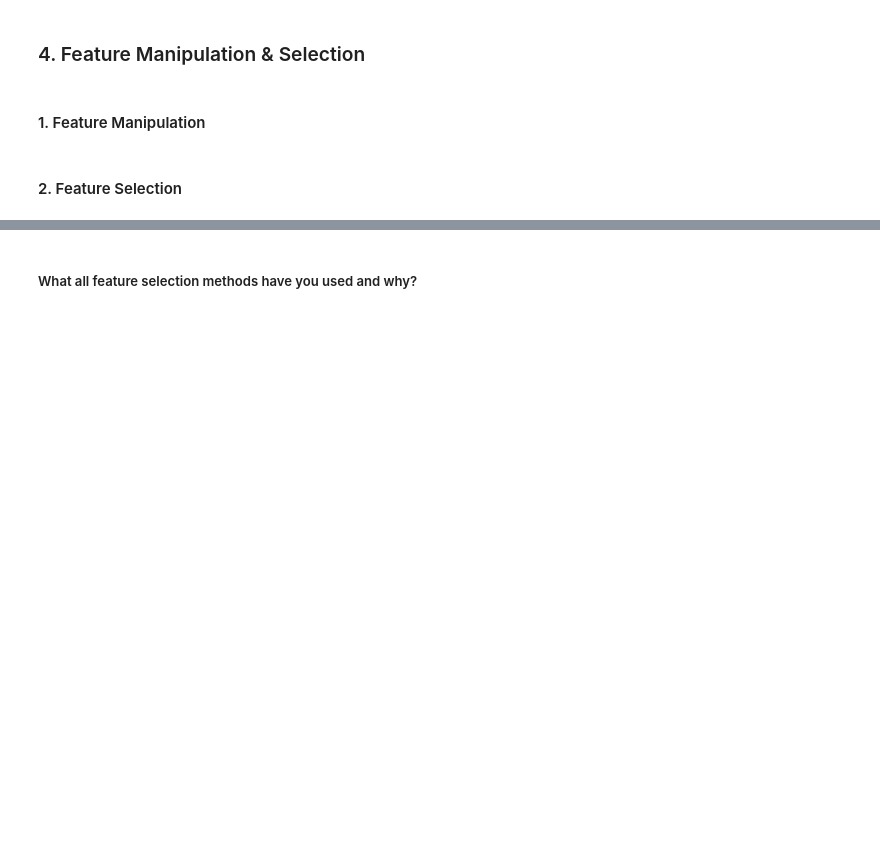
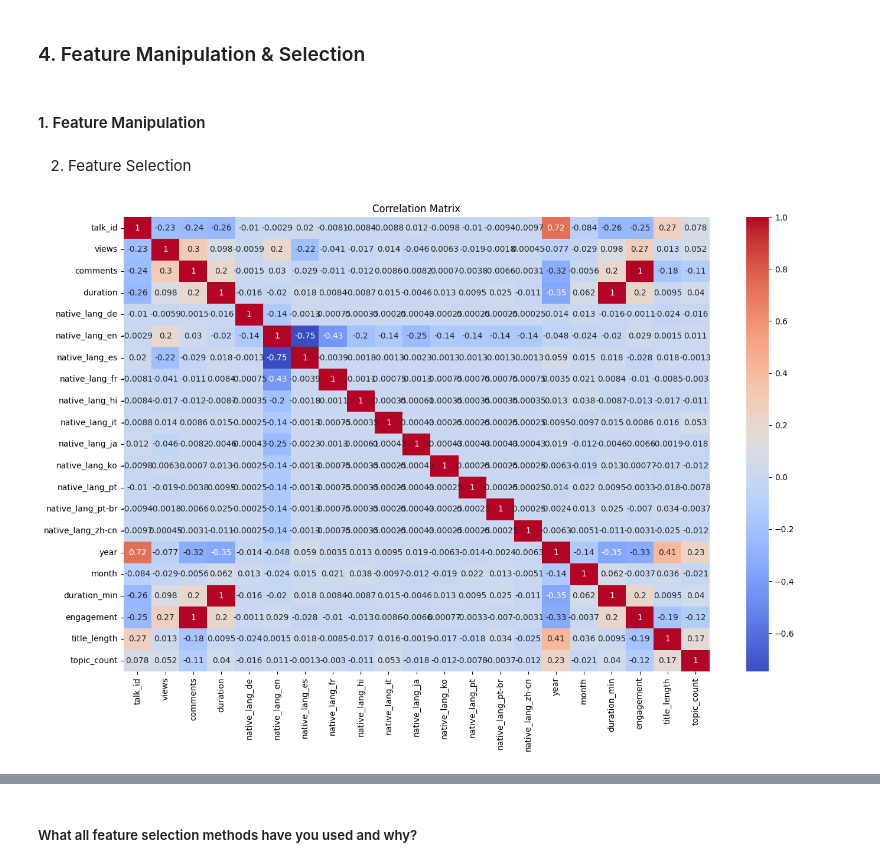
Before and after one commit to Saluja50/ted-talk-views-prediction-model, a Jupyter notebook: ted_talk_views_prediction_model.ipynb, the cells around one changed output, grey strips where cells are left out. Cells and saved outputs as stored; diff of their text form; code cells hidden in the pictures; blank space fills up the shorter version.

```diff
--- a/ted_talk_views_prediction_model.ipynb
+++ b/ted_talk_views_prediction_model.ipynb
@@ -976,2 +969,14 @@ Answer Here.
+# %%
+df1['duration_min'] = df1['duration'] / 60
+# %%
+df1['engagement'] = df1['comments'] / df1['views']
+# Replace infinite values (e.g., from division by zero) with NaN
+df1['engagement'] = df1['engagement'].replace([np.inf, -np.inf], np.nan)
+# Fill NaN values with the median of the engagement column
+df1['engagement'] = df1['engagement'].fillna(df1['engagement'].median())
+# %%
+df1['title_length'] = df1['title'].apply(len)
+# %%
+df1['topic_count'] = df1['topics'].fillna('').str.split(',').str.len()
 # %% [markdown]
-#### 2. Feature Selection
+2. Feature Selection
@@ -979,0 +983,7 @@ Answer Here.
+# %%
+plt.figure(figsize=(16,10))
+sns.heatmap(df1.corr(numeric_only=True), annot=True, cmap='coolwarm')
+plt.title("Correlation Matrix")
+plt.show()
+# %% [output]
+[figure, added]
```
Also changed, not shown: parts of 111 cells of this notebook.
